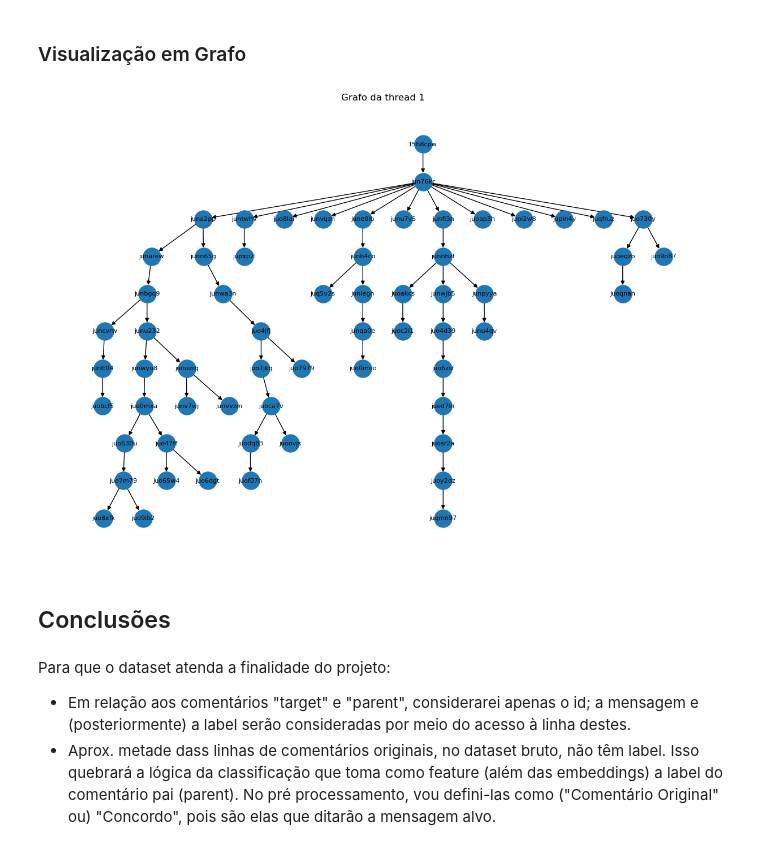
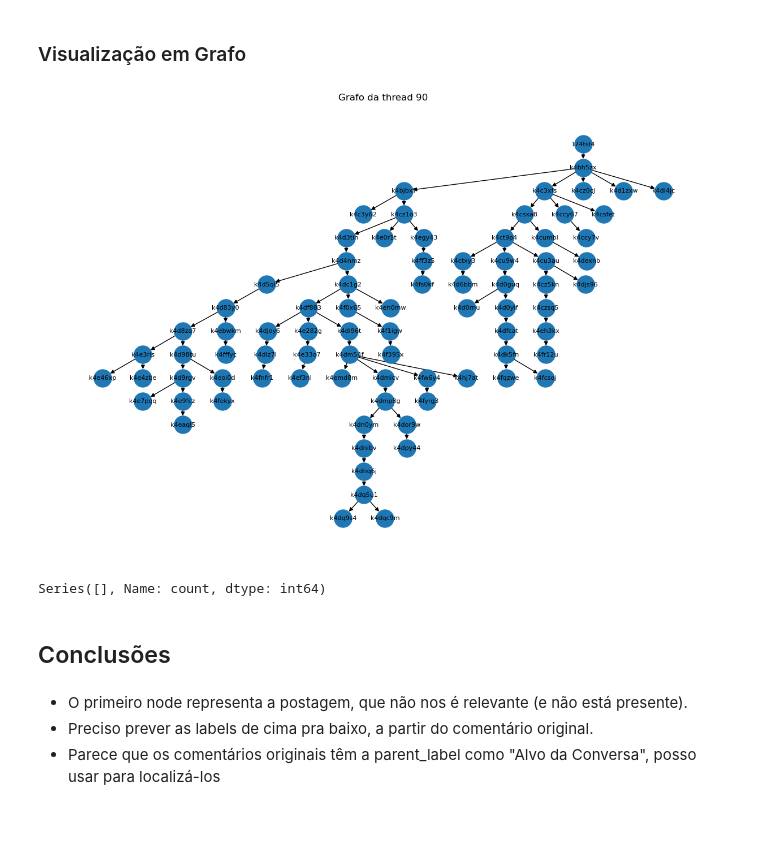
Before and after one commit to moriija/Deteccao-de-Posicionamento, a Jupyter notebook: analise dataset (final).ipynb, the cells around one changed output. Cells and saved outputs as stored; diff of their text form; code cells hidden in the pictures; blank space fills up the shorter version.

Commit message:
embeddings e analise configuração nova dataset

```diff
--- a/analise dataset (final).ipynb
+++ b/analise dataset (final).ipynb
@@ -185,16 +185,20 @@ def visualizar_grafo(G, titulo='Grafo de comentários'):
     plt.show()
 # %%
 # df de uma thread específica
-thread_id = 1
+thread_id = 90
 df_postagem = df[df['target_id'] == thread_id]  # target_id é o id da thread. Os demais ids em colunas são de comentários em relação a esta.
 
 G_postagem = criar_grafo(df_postagem)
 visualizar_grafo(G_postagem, titulo='Grafo da thread ' + str(thread_id))
 # %% [output]
-[figure, old version]
+[figure, new version]
+# %%
+df[df['id'] == '15h8cpw'].value_counts()  # 0
+# %% [output]
+Series([], Name: count, dtype: int64)
 # %% [markdown]
 ## Conclusões
-# %% [markdown]
-Para que o dataset atenda a finalidade do projeto:
-- Em relação aos comentários "target" e "parent", considerarei apenas o id; a mensagem e (posteriormente) a label serão consideradas por meio do acesso à linha destes.
-- Aprox. metade dass linhas de comentários originais, no dataset bruto, não têm label. Isso quebrará a lógica da classificação que toma como feature (além das embeddings) a label do comentário pai (parent). No pré processamento, vou defini-las como ("Comentário Original" ou) "Concordo", pois são elas que ditarão a mensagem alvo.
+# %% [markdown]
+- O primeiro node representa a postagem, que não nos é relevante (e não está presente).
+- Preciso prever as labels de cima pra baixo, a partir do comentário original.
+- Parece que os comentários originais têm a parent_label como "Alvo da Conversa", posso usar para localizá-los
```
Also changed, not shown: 5 other files.
